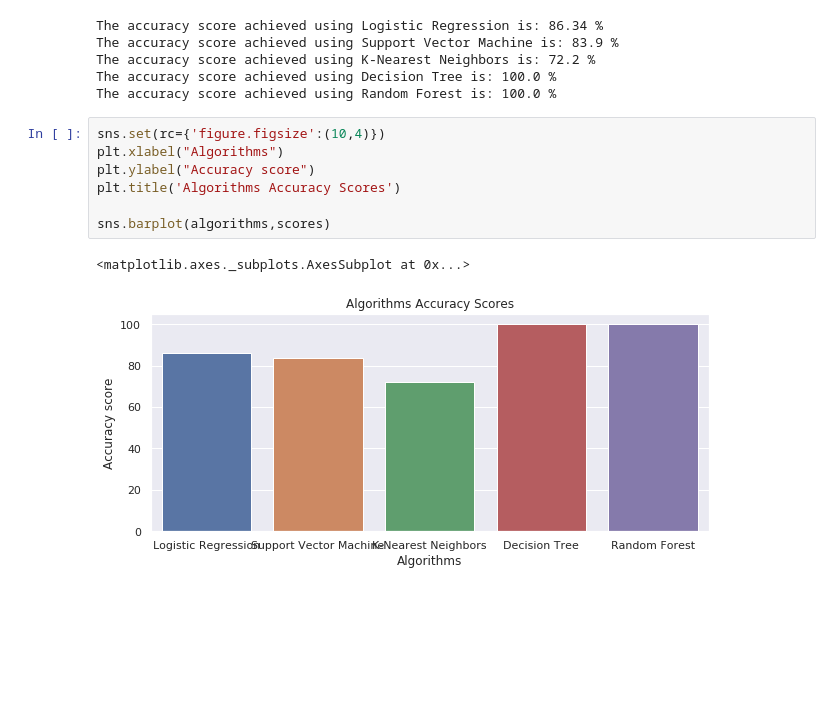
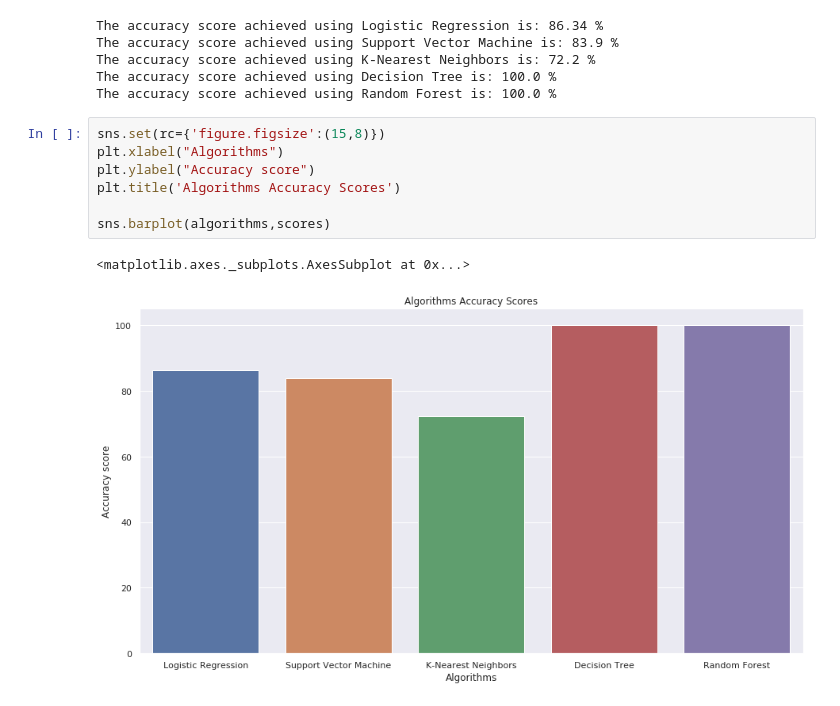
Before and after one commit to letisalbal/Final-Project, a Jupyter notebook: HeartDisease.ipynb, the cells around one changed output. Saved outputs shown, nothing was run; the diff lists cells and outputs as text; blank space fills up the shorter version.

```diff
--- a/HeartDisease.ipynb
+++ b/HeartDisease.ipynb
@@ -609,12 +609,12 @@ The accuracy score achieved using K-Nearest Neighbors is: 72.2 %
 The accuracy score achieved using Decision Tree is: 100.0 %
 The accuracy score achieved using Random Forest is: 100.0 %
 # %%
-sns.set(rc={'figure.figsize':(10,4)})
+sns.set(rc={'figure.figsize':(15,8)})
 plt.xlabel("Algorithms")
 plt.ylabel("Accuracy score")
 plt.title('Algorithms Accuracy Scores')
 
 sns.barplot(algorithms,scores)
 # %% [output]
 <matplotlib.axes._subplots.AxesSubplot at 0x...>
-[figure, old version]
+[figure, new version]
```
Also changed, not shown: parts of 3 cells of this notebook.
